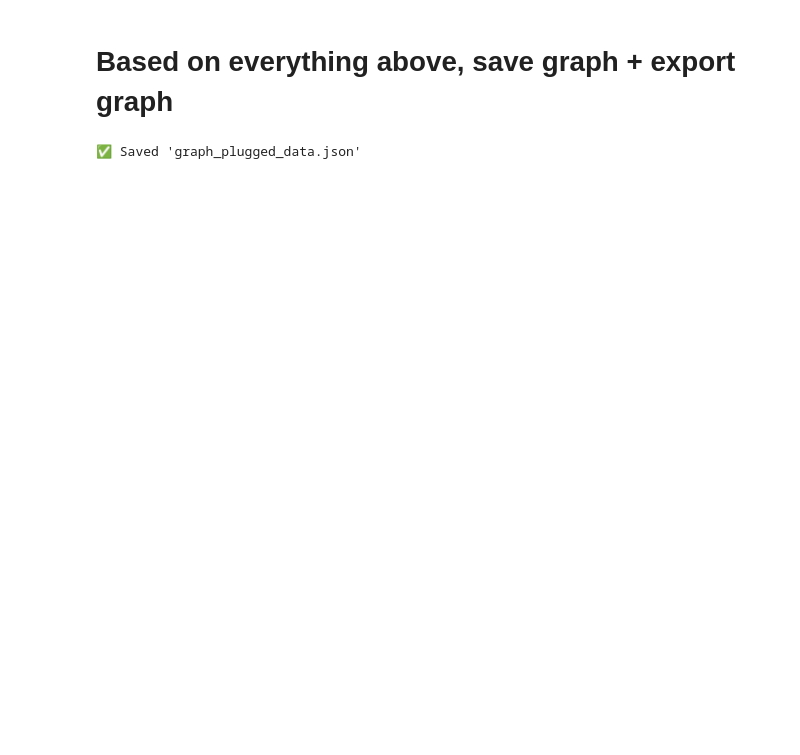
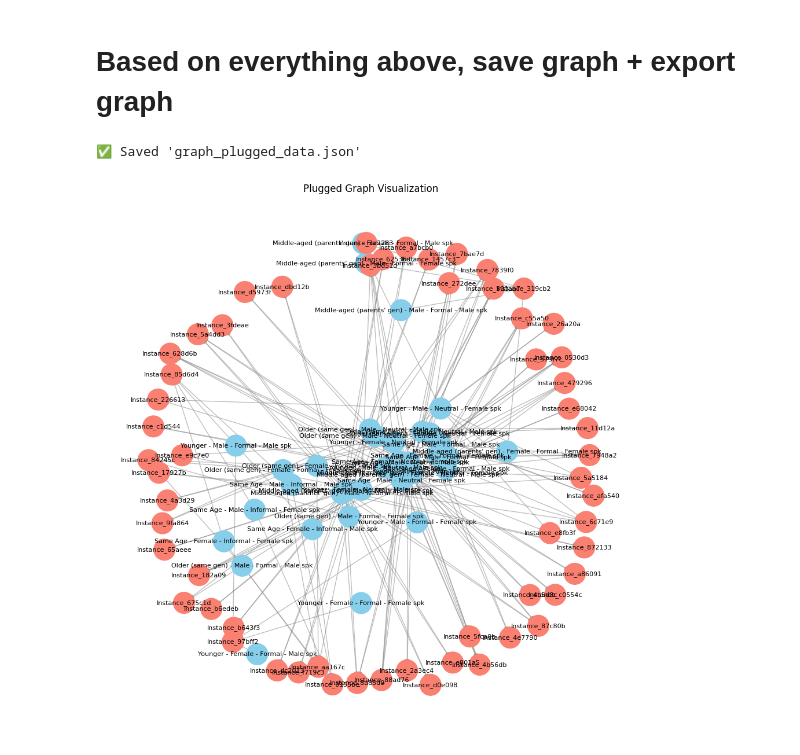
Before and after one commit to Gr8Sushant/multilingual-knowledge-graph-engine, a Jupyter notebook: pronouns_game/draft_graph_pronouns.ipynb, the cells around one changed output. Drawn from its saved outputs; the diff is of its cells as text; code cells hidden in the pictures; blank space fills up the shorter version.

Commit message:
feat: add visualisation of plugged graph

```diff
--- a/pronouns_game/draft_graph_pronouns.ipynb
+++ b/pronouns_game/draft_graph_pronouns.ipynb
@@ -546,3 +336,16 @@ with open("graph_export/graph_plugged_data.json", "w", encoding="utf-8") as f:
 print("✅ Saved 'graph_plugged_data.json'")
 # %% [output]
 ✅ Saved 'graph_plugged_data.json'
+# %%
+# Visualize the Plugged Graph
+plt.figure(figsize=(12, 12))
+pos = nx.spring_layout(G_plugged, k=0.5, iterations=50, seed=42)
+node_colors = ['skyblue' if G_plugged.nodes[n]['type'] == 'schema_path' else 'salmon' for n in G_plugged.nodes()]
+nx.draw_networkx_nodes(G_plugged, pos, node_size=700, node_color=node_colors)
+nx.draw_networkx_edges(G_plugged, pos, edge_color='gray', alpha=0.5)
+nx.draw_networkx_labels(G_plugged, pos, font_size=8, font_family='sans-serif')
+plt.title("Plugged Graph Visualization")
+plt.axis('off')
+plt.show()
+# %% [output]
+[figure, added]
```
Also changed, not shown: parts of 8 cells of this notebook, 2 other files.
